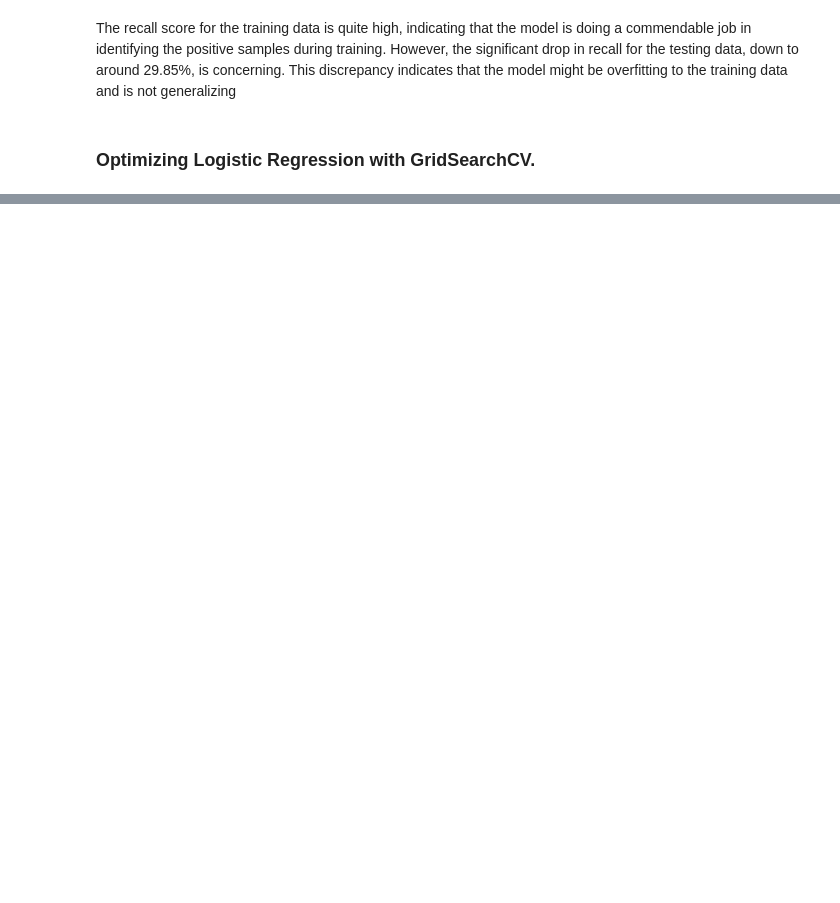
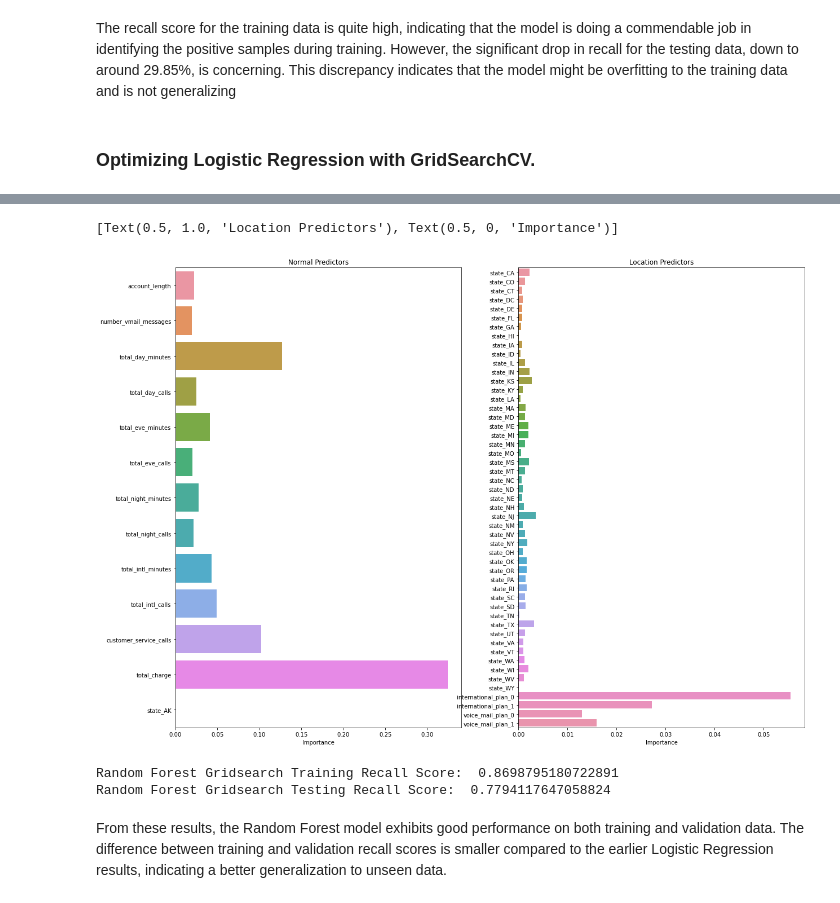
Before and after one commit to Abdize/Phase_3-Project, a Jupyter notebook: Student.ipynb, the cells around one changed output, grey strips where cells are left out. Drawn from its saved outputs; the diff is of its cells as text; code cells hidden in the pictures; blank space fills up the shorter version.

```diff
--- a/PHASE_3 PROJECT.ipynb
+++ b/Student.ipynb
@@ -610,0 +688,16 @@ GridSearchCV(estimator=LogisticRegression(), n_jobs=-1,
+# %%
+# for readaability, we seperate location predictors from other predictors.
+
+
+state_features = X_train.columns[-51:]
+other_features = X_train.columns[0:13]
+state_features
+
+
+fig, axes = plt.subplots(nrows = 1, ncols = 2, figsize = (20, 15))
+
+sns.barplot(ax = axes[0], y = other_features, x = feature_imports[0:13]).set(title = 'Normal Predictors', xlabel = "Importance")
+sns.barplot(ax = axes[1], y = state_features, x = feature_imports[-51:]).set(title = 'Location Predictors', xlabel = "Importance")
+# %% [output]
+[Text(0.5, 1.0, 'Location Predictors'), Text(0.5, 0, 'Importance')]
+[figure, added]
@@ -610,0 +709,8 @@ GridSearchCV(estimator=LogisticRegression(), n_jobs=-1,
+# %%
+print("Random Forest Gridsearch Training Recall Score: ", recall_score(y_train, gridsearch_train_predictions))
+print("Random Forest Gridsearch Testing Recall Score: ", recall_score(y_validation, gridsearch_test_predictions))
+# %% [output]
+Random Forest Gridsearch Training Recall Score:  0.8698795180722891
+Random Forest Gridsearch Testing Recall Score:  0.7794117647058824
+# %% [markdown]
+From these results, the Random Forest model exhibits good performance on both training and validation data. The difference between training and validation recall scores is smaller compared to the earlier Logistic Regression results, indicating a better generalization to unseen data.
```
Also changed, not shown: parts of 55 cells of this notebook.
